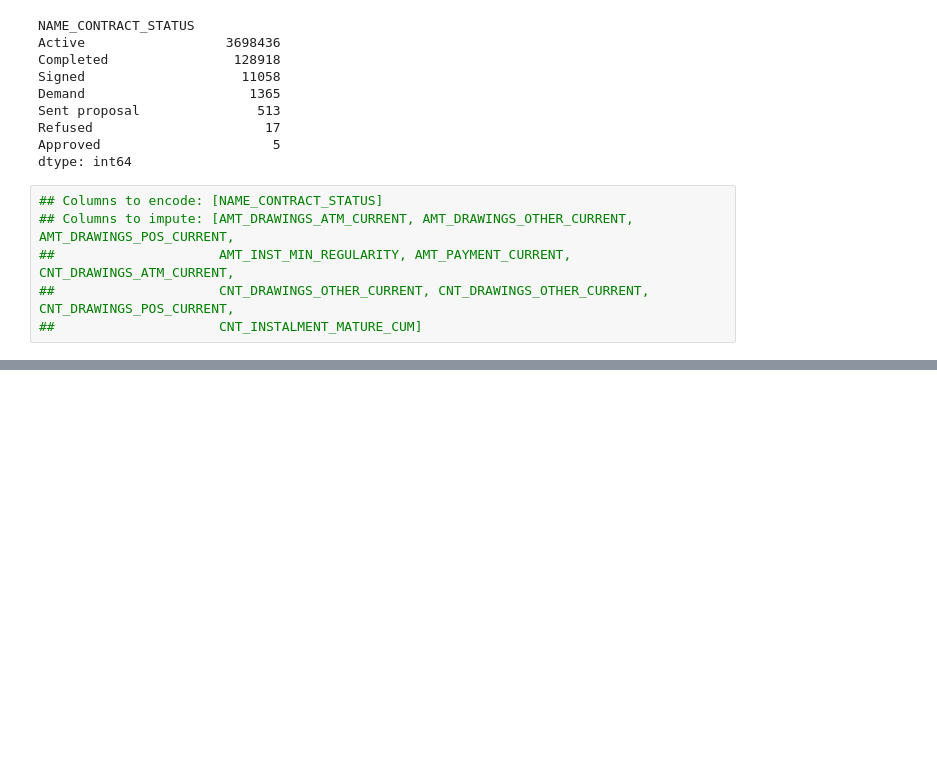
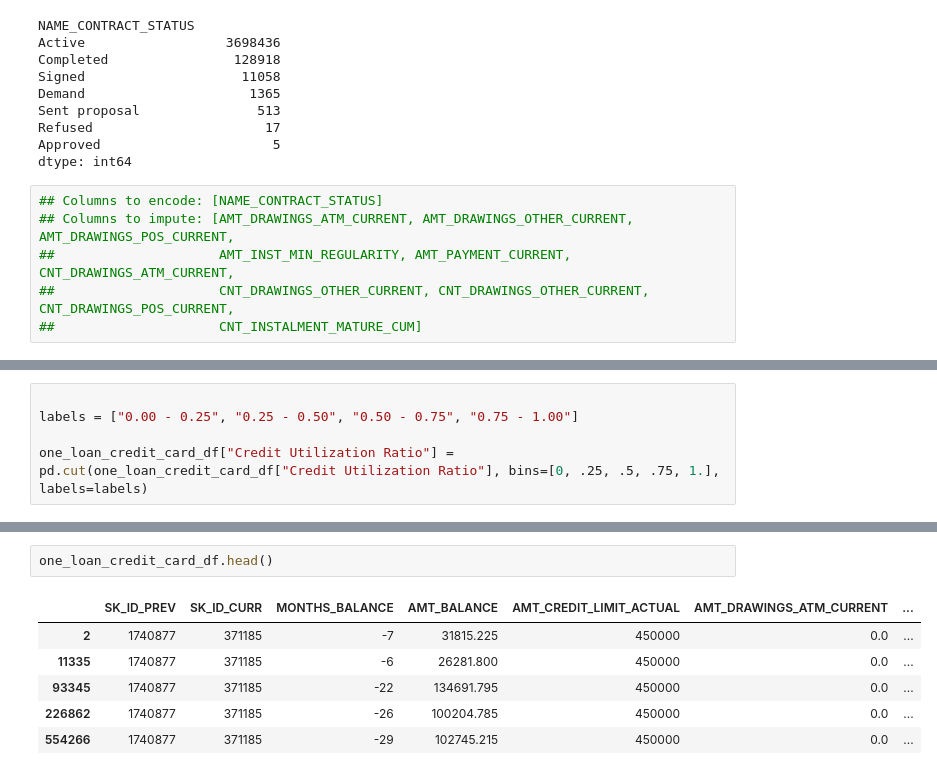
Before and after one commit to MaximilianJG/home-credit-default-risk, a Jupyter notebook: notebooks/Max-initial-exploration.ipynb, the cells around one changed output, grey strips where cells are left out. Cells and saved outputs as stored; diff of their text form; blank space fills up the shorter version.

```diff
--- a/notebooks/Max-initial-exploration.ipynb
+++ b/notebooks/Max-initial-exploration.ipynb
@@ -232,0 +304,5 @@ class Data:
+# %%
+
+labels = ["0.00 - 0.25", "0.25 - 0.50", "0.50 - 0.75", "0.75 - 1.00"]
+
+one_loan_credit_card_df["Credit Utilization Ratio"] = pd.cut(one_loan_credit_card_df["Credit Utilization Ratio"], bins=[0, .25, .5, .75, 1.], labels=labels)
@@ -232,0 +347,9 @@ class Data:
+# %%
+one_loan_credit_card_df.head()
+# %% [output]
+|  | SK_ID_PREV | SK_ID_CURR | MONTHS_BALANCE | AMT_BALANCE | AMT_CREDIT_LIMIT_ACTUAL | AMT_DRAWINGS_ATM_CURRENT | ... |
+| 2 | 1740877 | 371185 | -7 | 31815.225 | 450000 | 0.0 | ... |
+| 11335 | 1740877 | 371185 | -6 | 26281.800 | 450000 | 0.0 | ... |
+| 93345 | 1740877 | 371185 | -22 | 134691.795 | 450000 | 0.0 | ... |
+| 226862 | 1740877 | 371185 | -26 | 100204.785 | 450000 | 0.0 | ... |
+| 554266 | 1740877 | 371185 | -29 | 102745.215 | 450000 | 0.0 | ... |
```
Also changed, not shown: parts of 13 cells of this notebook, 2 other files.
